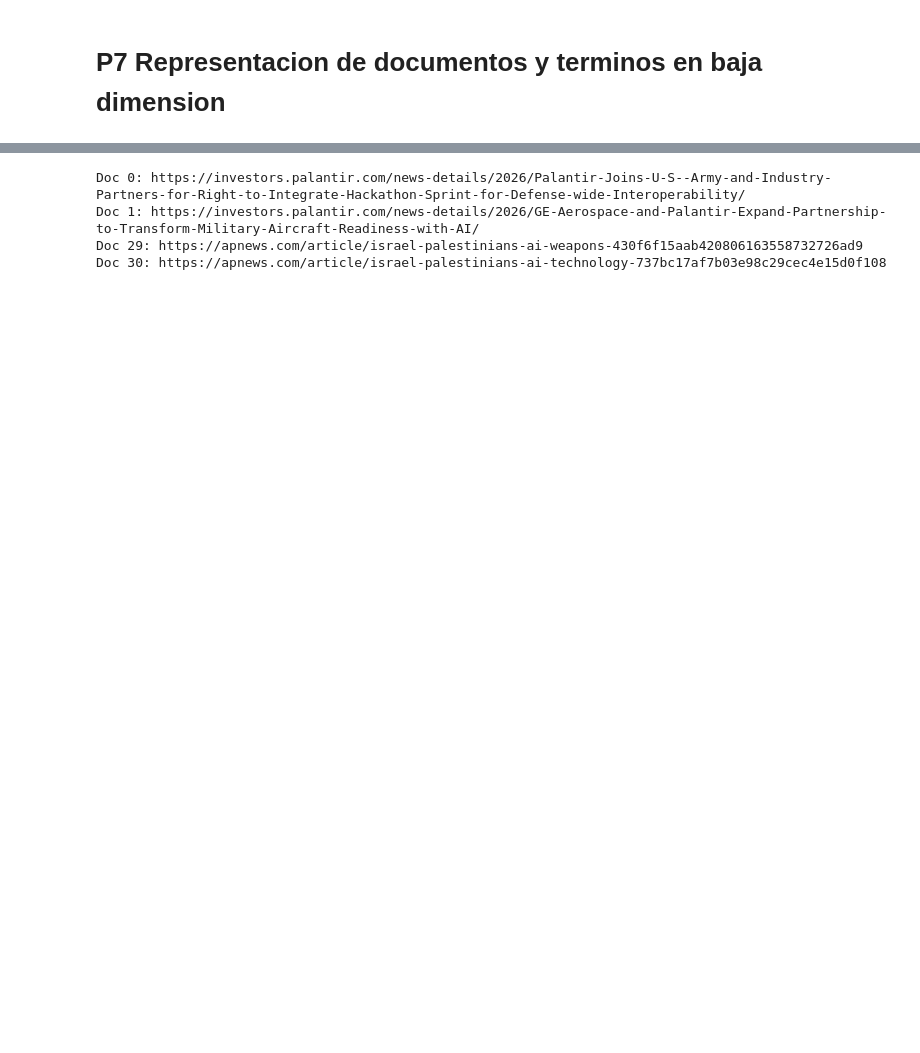
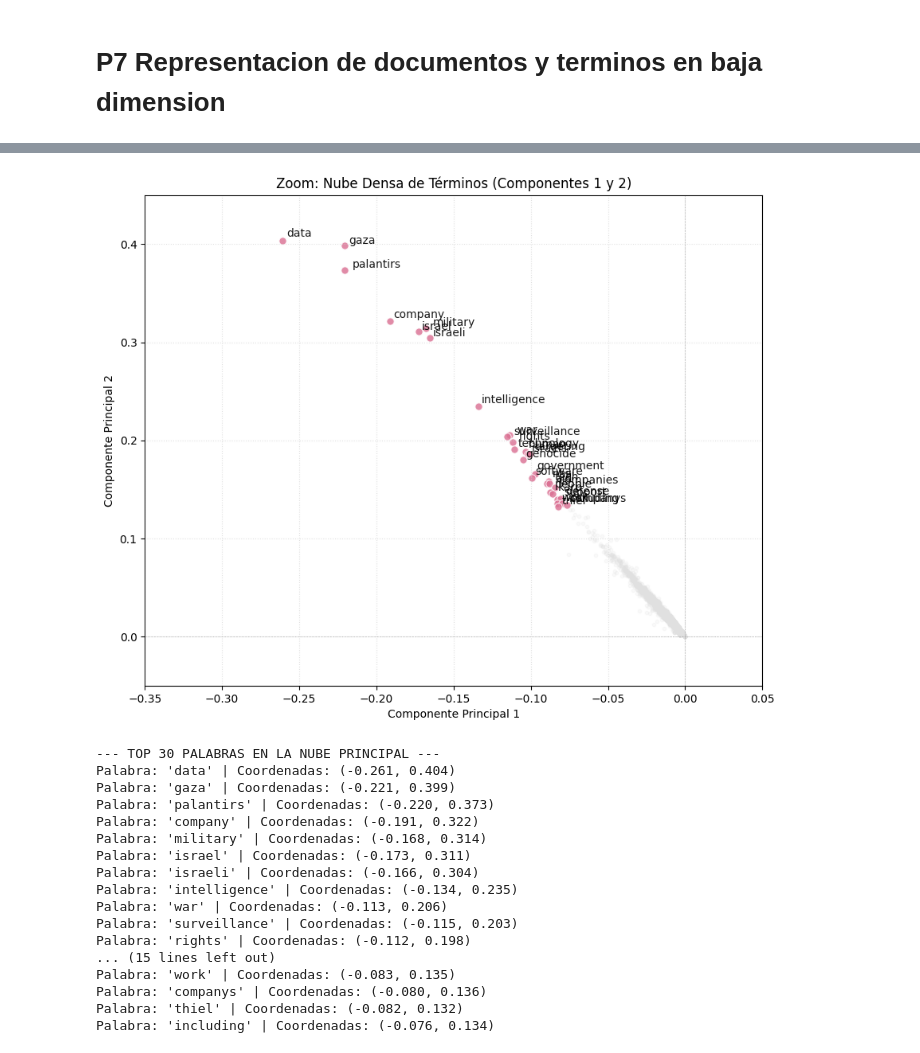
Before and after one commit to OeMachucao/Proyecto-IMT2230, a Jupyter notebook: notebooks/Preprocesamiento_corpus.ipynb, the cells around one changed output, grey strips where cells are left out. Drawn from its saved outputs; the diff is of its cells as text; code cells hidden in the pictures; blank space fills up the shorter version.

```diff
--- a/notebooks/Preprocesamiento_corpus.ipynb
+++ b/notebooks/Preprocesamiento_corpus.ipynb
@@ -206,16 +299,65 @@ plt.show()
 # %%
-# Ver de qué trata el documento 0 y 1 (los atípicos de abajo)
-print("Doc 0:", df_valido.iloc[0]['url']) # o 'texto'
-print("Doc 1:", df_valido.iloc[1]['url'])
+#hacemos un zoom en las palabras condensadas
+plt.figure(figsize=(10, 8))
 
-# Compararlos con documentos de la nube principal (ej. 29 y 30)
-print("Doc 29:", df_valido.iloc[29]['url'])
-print("Doc 30:", df_valido.iloc[30]['url'])
+# Dibujamos el fondo gris tenue con todas las palabras
+plt.scatter(Tk[:, comp_x], Tk[:, comp_y], alpha=0.15, color='#e0e0e0', s=10)
+
+# Buscamos las palabras que cayeron específicamente en ese cuadrante (X > -0.35, Y > 0.0)
+indices_nube_palabras = np.where((Tk[:, comp_x] > -0.35) & (Tk[:, comp_y] > 0.0))[0]
+
+# Calculamos sus magnitudes y nos quedamos con las 30 más fuertes de esa zona para no saturar
+magnitudes_nube = np.linalg.norm(Tk[indices_nube_palabras], axis=1)
+top_indices_nube = indices_nube_palabras[np.argsort(magnitudes_nube)[::-1][:30]]
+plt.scatter(Tk[top_indices_nube, comp_x], Tk[top_indices_nube, comp_y],
+            color='palevioletred', edgecolors='white', linewidth=0.8, s=45, alpha=0.8)
+
+# Etiquetamos solo esas palabras top dentro del zoom
+for i in top_indices_nube:
+    # Añadimos un poco de 'ruido' para separar palabras muy pegadas
+    desplazamiento_x = np.random.uniform(0.001, 0.005)
+    desplazamiento_y = np.random.uniform(0.001, 0.005)
+
+    plt.annotate(vocabulario[i],
+                 (Tk[i, comp_x] + desplazamiento_x, Tk[i, comp_y] + desplazamiento_y),
+                 fontsize=10, alpha=0.9, color='black')
+
+plt.title(f'Zoom: Nube Densa de Términos (Componentes {comp_x+1} y {comp_y+1})')
+plt.xlabel(f'Componente Principal {comp_x+1}')
+plt.ylabel(f'Componente Principal {comp_y+1}')
+
+# Recortamos los ejes para enfocar la nube superior derecha
+plt.xlim(-0.35, 0.05)
+plt.ylim(-0.05, 0.45)
+
+plt.axhline(0, color='grey', linestyle='--', linewidth=0.5, alpha=0.5)
+plt.axvline(0, color='grey', linestyle='--', linewidth=0.5, alpha=0.5)
+plt.grid(True, linestyle=':', color='lightgrey', alpha=0.7)
+plt.savefig("../figures/terminos_zoom_nube.png", bbox_inches='tight', dpi=300)
+plt.show()
+
+print("--- TOP 30 PALABRAS EN LA NUBE PRINCIPAL ---")
+for i in top_indices_nube:
+    print(f"Palabra: '{vocabulario[i]}' | Coordenadas: ({Tk[i, comp_x]:.3f}, {Tk[i, comp_y]:.3f})")
 # %% [output]
+[figure, added]
-Doc 0: https://investors.palantir.com/news-details/2026/Palantir-Joins-U-S--Army-and-Industry-Partners-for-Right-to-Integrate-Hackathon-Sprint-for-Defense-wide-Interoperability/
-Doc 1: https://investors.palantir.com/news-details/2026/GE-Aerospace-and-Palantir-Expand-Partnership-to-Transform-Military-Aircraft-Readiness-with-AI/
-Doc 29: https://apnews.com/article/israel-palestinians-ai-weapons-430f6f15aab420806163558732726ad9
-Doc 30: https://apnews.com/article/israel-palestinians-ai-technology-737bc17af7b03e98c29cec4e15d0f108
+--- TOP 30 PALABRAS EN LA NUBE PRINCIPAL ---
+Palabra: 'data' | Coordenadas: (-0.261, 0.404)
+Palabra: 'gaza' | Coordenadas: (-0.221, 0.399)
+Palabra: 'palantirs' | Coordenadas: (-0.220, 0.373)
+Palabra: 'company' | Coordenadas: (-0.191, 0.322)
+Palabra: 'military' | Coordenadas: (-0.168, 0.314)
+Palabra: 'israel' | Coordenadas: (-0.173, 0.311)
+Palabra: 'israeli' | Coordenadas: (-0.166, 0.304)
+Palabra: 'intelligence' | Coordenadas: (-0.134, 0.235)
+Palabra: 'war' | Coordenadas: (-0.113, 0.206)
+Palabra: 'surveillance' | Coordenadas: (-0.115, 0.203)
+Palabra: 'rights' | Coordenadas: (-0.112, 0.198)
+... (15 lines left out)
+Palabra: 'work' | Coordenadas: (-0.083, 0.135)
+Palabra: 'companys' | Coordenadas: (-0.080, 0.136)
+Palabra: 'thiel' | Coordenadas: (-0.082, 0.132)
+Palabra: 'including' | Coordenadas: (-0.076, 0.134)
 # %% [markdown]
 
 ### El eje Y
```
Also changed, not shown: parts of 15 cells of this notebook, 14 other files.
